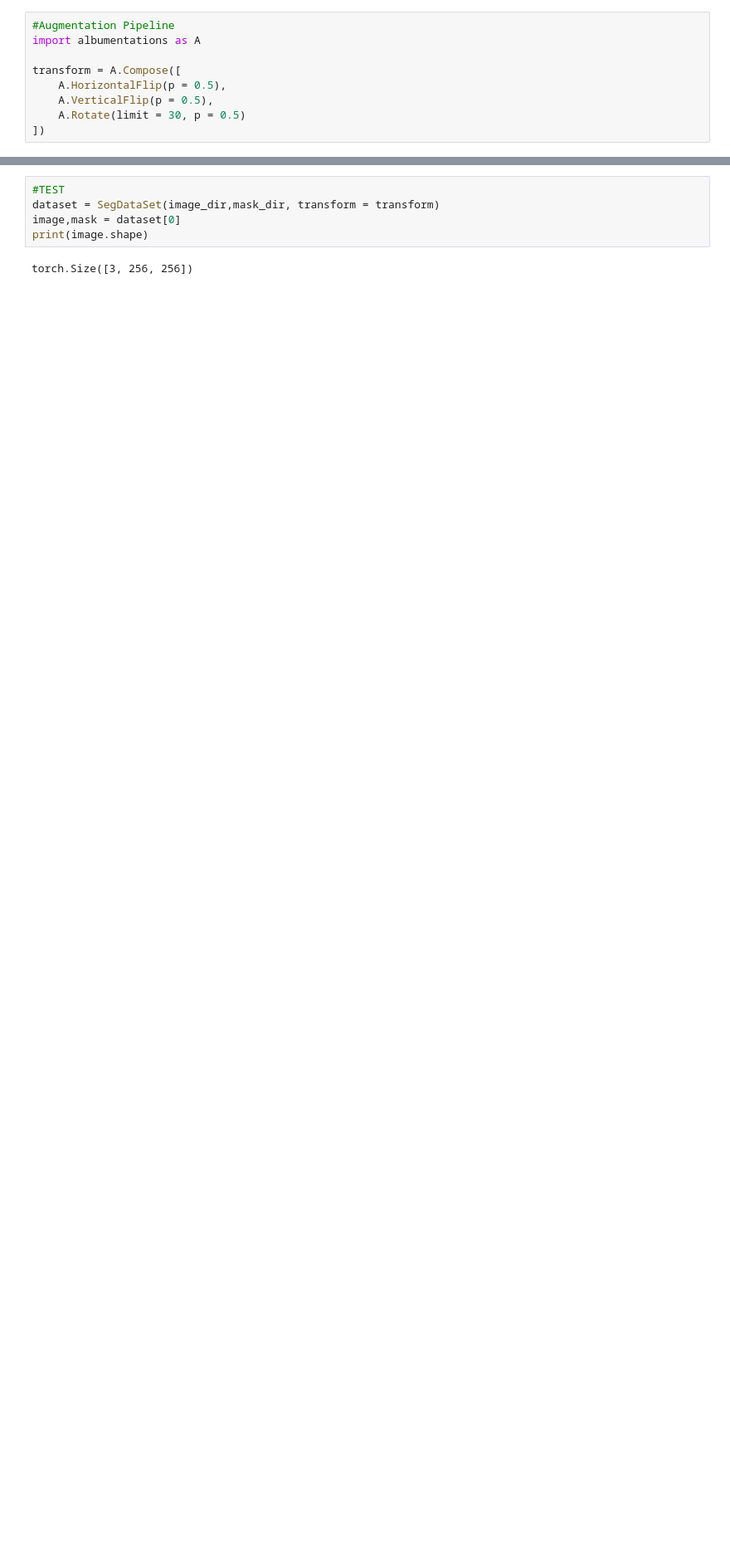
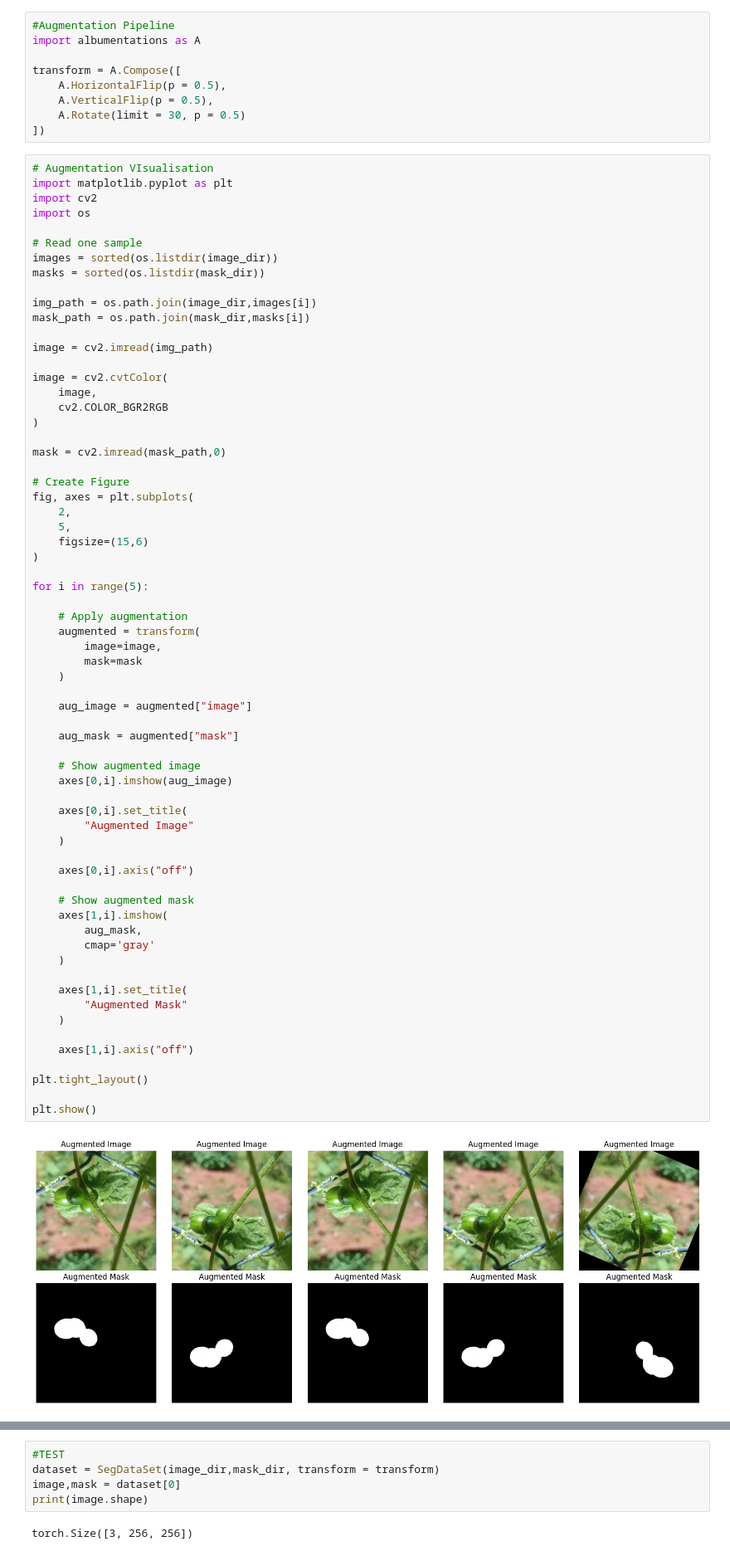
Before and after one commit to notjeffff/segmentation-model-cherrynet, a Jupyter notebook: cherrynet.ipynb, the cells around one changed output, grey strips where cells are left out. Shown at 83% size. Saved outputs shown, nothing was run; the diff lists cells and outputs as text; blank space fills up the shorter version.

```diff
--- a/cherrynet.ipynb
+++ b/cherrynet.ipynb
@@ -76,6 +117,73 @@ transform = A.Compose([
     A.VerticalFlip(p = 0.5),
     A.Rotate(limit = 30, p = 0.5)
 ])
+# %%
+# Augmentation VIsualisation
+import matplotlib.pyplot as plt
+import cv2
+import os
+
+# Read one sample
+images = sorted(os.listdir(image_dir))
+masks = sorted(os.listdir(mask_dir))
+
+img_path = os.path.join(image_dir,images[i])
+mask_path = os.path.join(mask_dir,masks[i])
+
+image = cv2.imread(img_path)
+
+image = cv2.cvtColor(
+    image,
+    cv2.COLOR_BGR2RGB
+)
+
+mask = cv2.imread(mask_path,0)
+
+# Create Figure
+fig, axes = plt.subplots(
+    2,
+    5,
+    figsize=(15,6)
+)
+
+for i in range(5):
+
+    # Apply augmentation
+    augmented = transform(
+        image=image,
+        mask=mask
+    )
+
+    aug_image = augmented["image"]
+
+    aug_mask = augmented["mask"]
+
+    # Show augmented image
+    axes[0,i].imshow(aug_image)
+
+    axes[0,i].set_title(
+        "Augmented Image"
+    )
+
+    axes[0,i].axis("off")
+
+    # Show augmented mask
+    axes[1,i].imshow(
+        aug_mask,
+        cmap='gray'
+    )
+
+    axes[1,i].set_title(
+        "Augmented Mask"
+    )
+
+    axes[1,i].axis("off")
+
+plt.tight_layout()
+
+plt.show()
+# %% [output]
+[figure, added]
 # %%
 from torch.utils.data import Dataset
 import cv2
```
Also changed, not shown: parts of 10 cells of this notebook.
